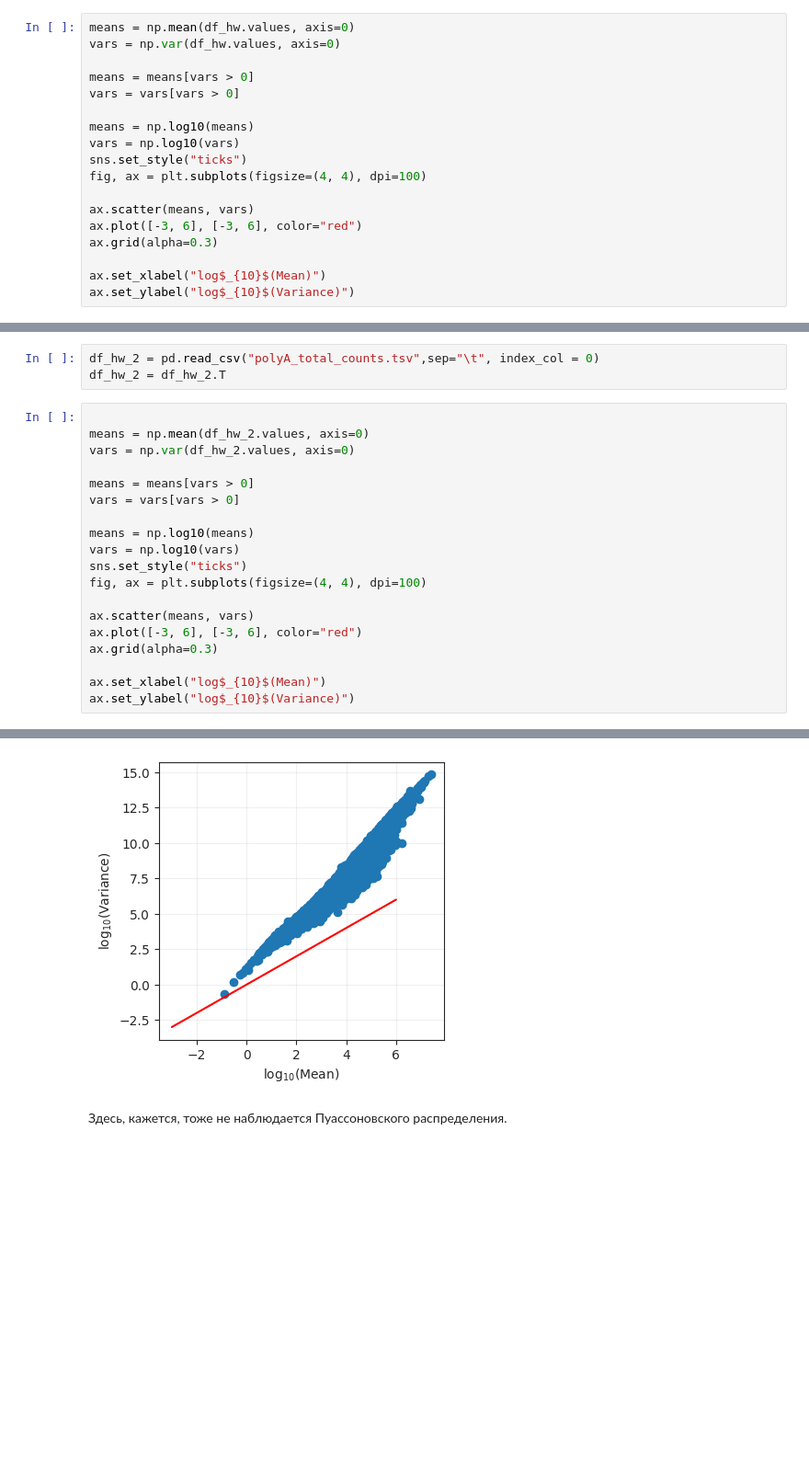
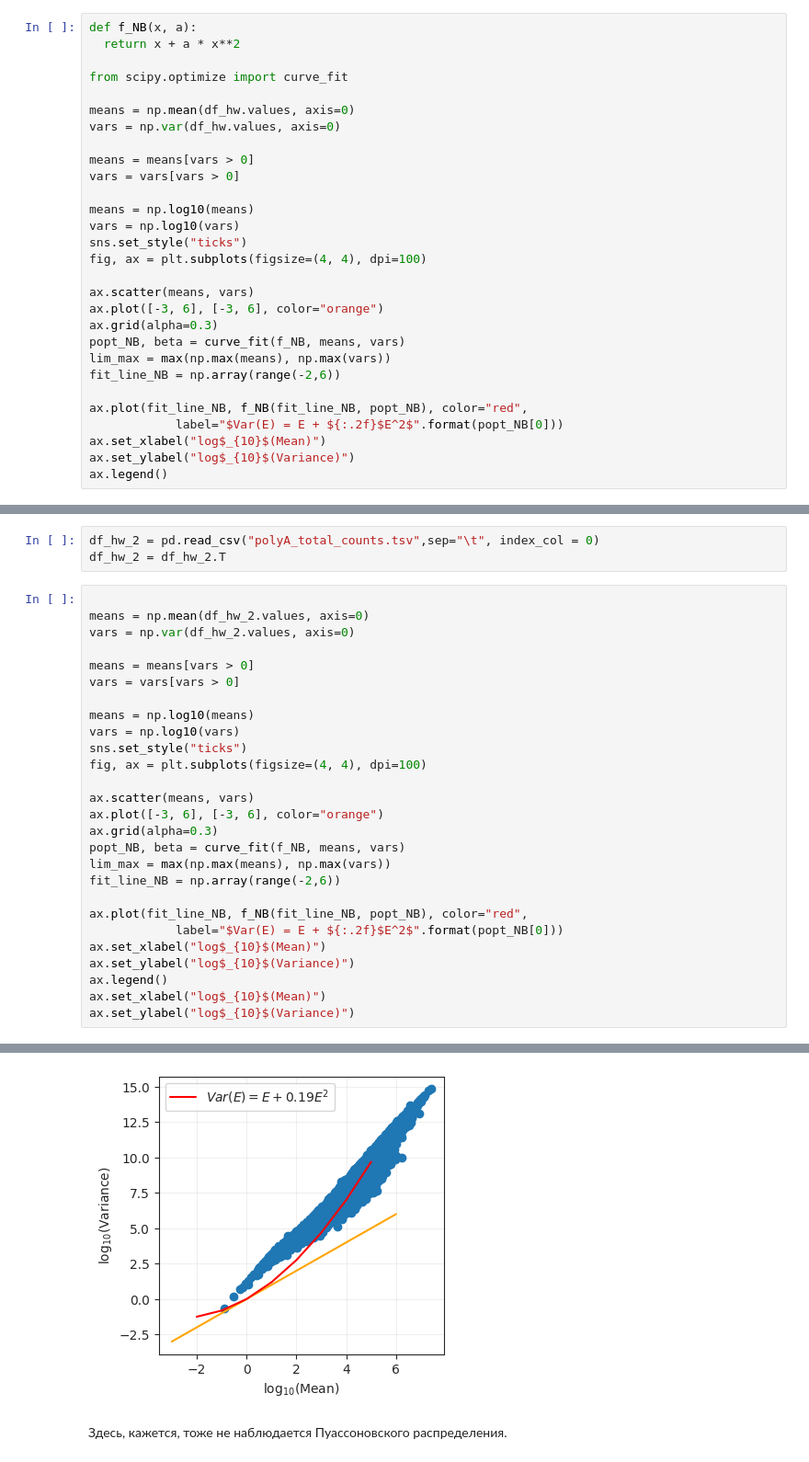
Before and after one commit to EvgenEgorov/transcriptomics_msu_HW, a Jupyter notebook: HW3.ipynb, the cells around one changed output, grey strips where cells are left out. Shown at 92% size. Drawn from its saved outputs; the diff is of its cells as text; blank space fills up the shorter version.

```diff
--- a/HW3.ipynb
+++ b/HW3.ipynb
@@ -334,6 +334,11 @@ df_hw = df_hw.T
 # %% [markdown]
 В данном эксперименте биологические реплики представляют собой образцы, полученные от различных пациентов. Технические же реплики представляют собой один и тот же образец, нанесённый в разные лунки секвенатора (lanes, не помню, как это правильно переводится).
 # %%
+def f_NB(x, a):
+  return x + a * x**2
+
+from scipy.optimize import curve_fit
+
 means = np.mean(df_hw.values, axis=0)
 vars = np.var(df_hw.values, axis=0)
 
@@ -346,9 +351,15 @@ sns.set_style("ticks")
 fig, ax = plt.subplots(figsize=(4, 4), dpi=100)
 
 ax.scatter(means, vars)
-ax.plot([-3, 6], [-3, 6], color="red")
+ax.plot([-3, 6], [-3, 6], color="orange")
 ax.grid(alpha=0.3)
+popt_NB, beta = curve_fit(f_NB, means, vars)
+lim_max = max(np.max(means), np.max(vars))
+fit_line_NB = np.array(range(-2,6))
 
+ax.plot(fit_line_NB, f_NB(fit_line_NB, popt_NB), color="red",
+            label="$Var(E) = E + ${:.2f}$E^2$".format(popt_NB[0]))
 ax.set_xlabel("log$_{10}$(Mean)")
 ax.set_ylabel("log$_{10}$(Variance)")
+ax.legend()
 # %% [output]
@@ -376,24 +387,32 @@ df_hw_2 = df_hw_2.T
 # %%
 
 means = np.mean(df_hw_2.values, axis=0)
 vars = np.var(df_hw_2.values, axis=0)
 
 means = means[vars > 0]
 vars = vars[vars > 0]
 
 means = np.log10(means)
 vars = np.log10(vars)
 sns.set_style("ticks")
 fig, ax = plt.subplots(figsize=(4, 4), dpi=100)
 
 ax.scatter(means, vars)
-ax.plot([-3, 6], [-3, 6], color="red")
+ax.plot([-3, 6], [-3, 6], color="orange")
 ax.grid(alpha=0.3)
+popt_NB, beta = curve_fit(f_NB, means, vars)
+lim_max = max(np.max(means), np.max(vars))
+fit_line_NB = np.array(range(-2,6))
 
+ax.plot(fit_line_NB, f_NB(fit_line_NB, popt_NB), color="red",
+            label="$Var(E) = E + ${:.2f}$E^2$".format(popt_NB[0]))
 ax.set_xlabel("log$_{10}$(Mean)")
 ax.set_ylabel("log$_{10}$(Variance)")
+ax.legend()
+ax.set_xlabel("log$_{10}$(Mean)")
+ax.set_ylabel("log$_{10}$(Variance)")
 # %% [output]
 Text(0, 0.5, 'log$_{10}$(Variance)')
-[figure, old version]
+[figure, new version]
 # %% [markdown]
 Здесь, кажется, тоже не наблюдается Пуассоновского распределения.
```
Also changed, not shown: parts of 3 cells of this notebook.
